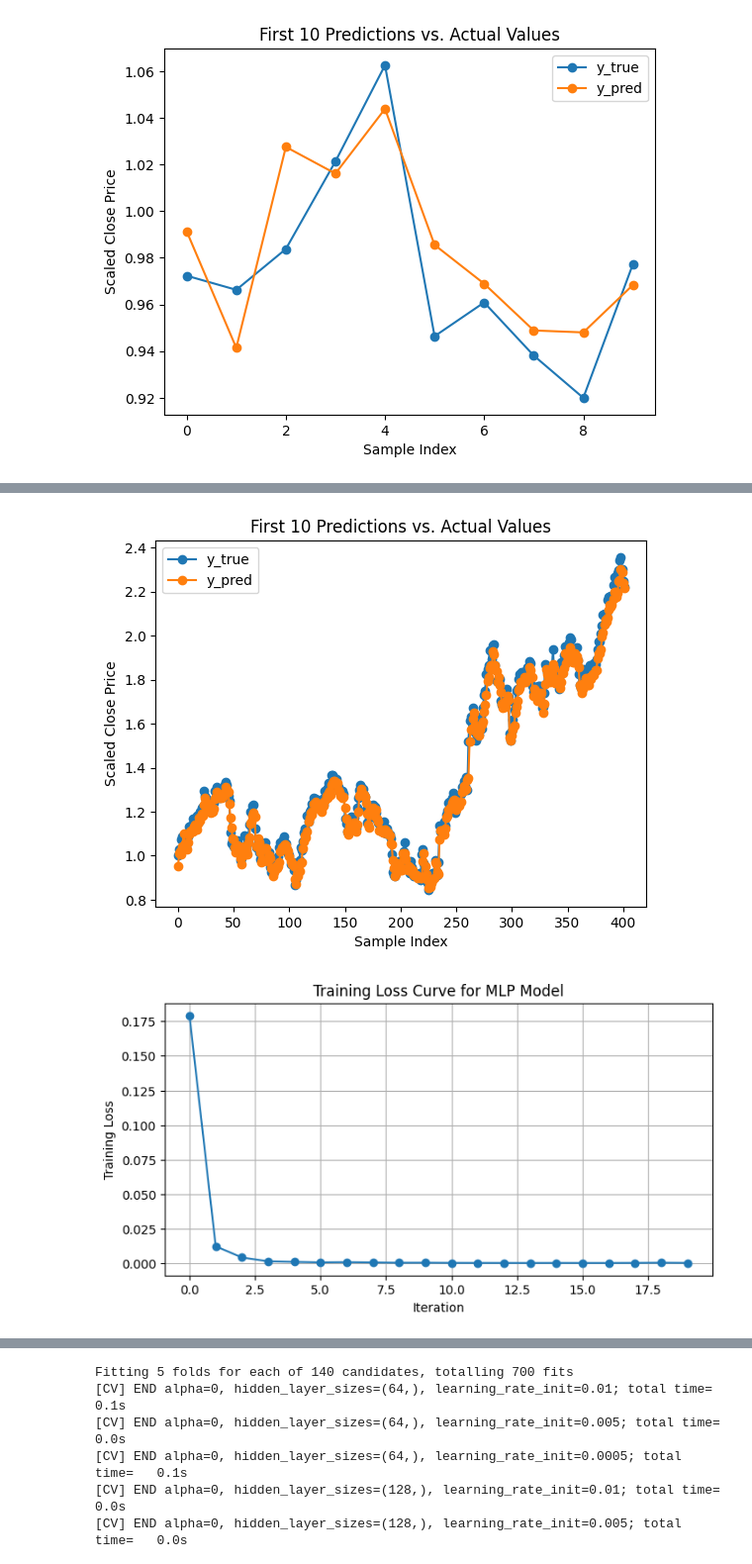
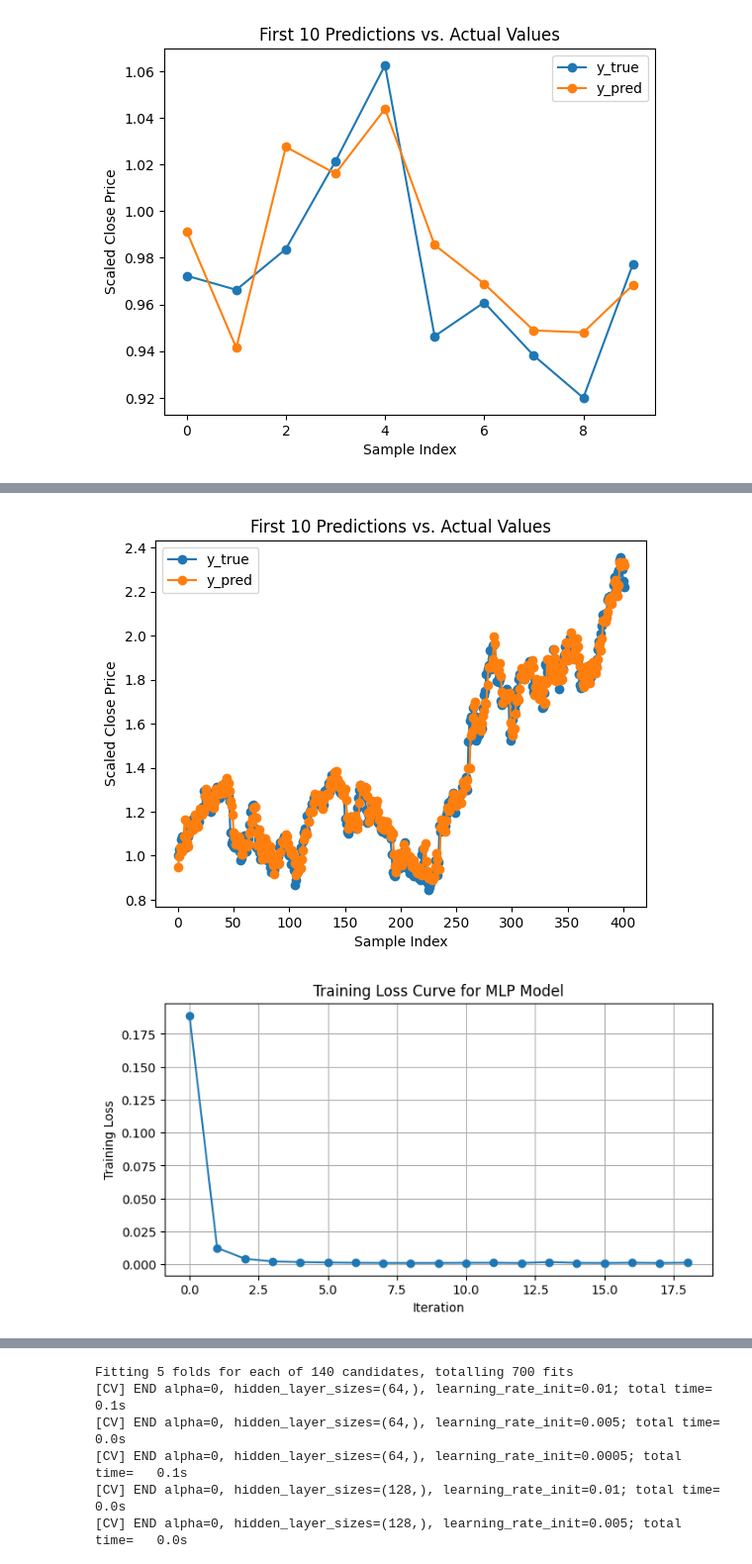
Before and after one commit to d1ananguyen/stock-market-prediction-project, a Jupyter notebook: notebooks/exploration/david-exploration.ipynb, the cells around one changed output, grey strips where cells are left out. Shown: that part at 99% size. Cells and saved outputs as stored; diff of their text form; code cells hidden in the pictures.

Commit message:
put finalized notebook in mlp folder

```diff
--- a/notebooks/exploration/david-exploration.ipynb
+++ b/notebooks/exploration/david-exploration.ipynb
@@ -162,9 +162,16 @@ df_fe['Weekday_cos']    = np.cos(2 * np.pi * df_fe['Weekday'] / 7)
 # 4) Drop rows with NaNs (first few days lack history)
 df_fe.dropna(inplace=True)
 
-# 5) Prepare X and y
-X = df_fe.drop(columns=['Date','Close'])
-y = df_fe['Close'].to_numpy().ravel()
+# 5a) Create the next-day target
+df_fe['Close_next'] = df_fe['Close'].shift(-1)
+
+# 5b) Drop the final row (no next-day target)
+df_fe = df_fe.iloc[:-1]
+
+#training and testing split
+X = df_fe.drop(columns=['Date','Close','Close_next'])
+y = df_fe['Close_next'].to_numpy().ravel()
+
 
 # 6) Train/test split (80/20 chronological)
 X_train, X_test, y_train, y_test = train_test_split(
@@ -237,5 +244,5 @@ Test R²:  0.9905
-[figure, old version]
+[figure, new version]
-[figure, old version]
+[figure, new version]
 # %%
 import matplotlib.pyplot as plt
 
```
Also changed, not shown: parts of 5 cells of this notebook, 2 other files.
